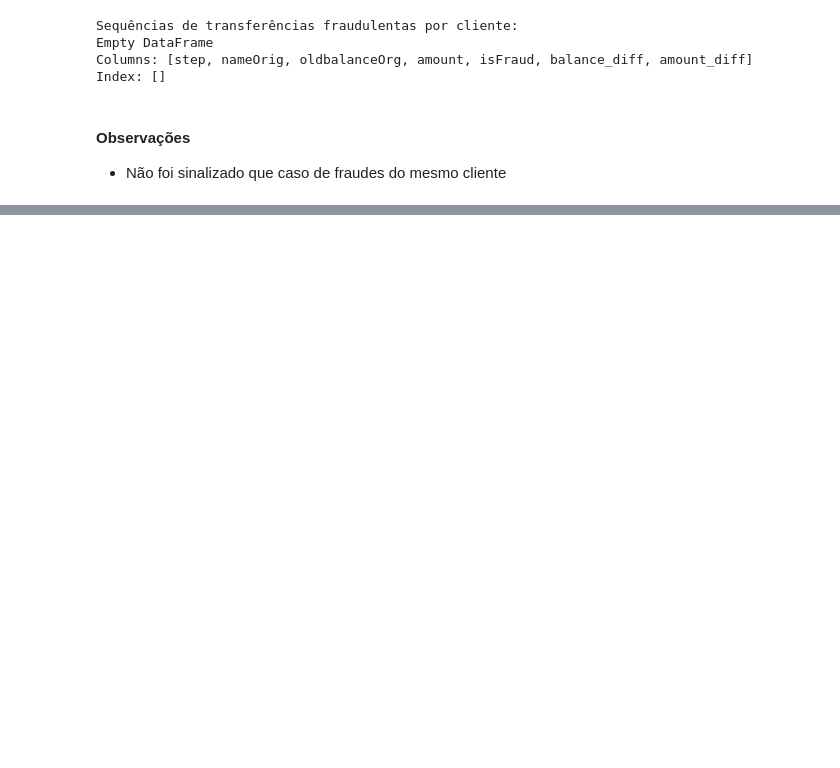
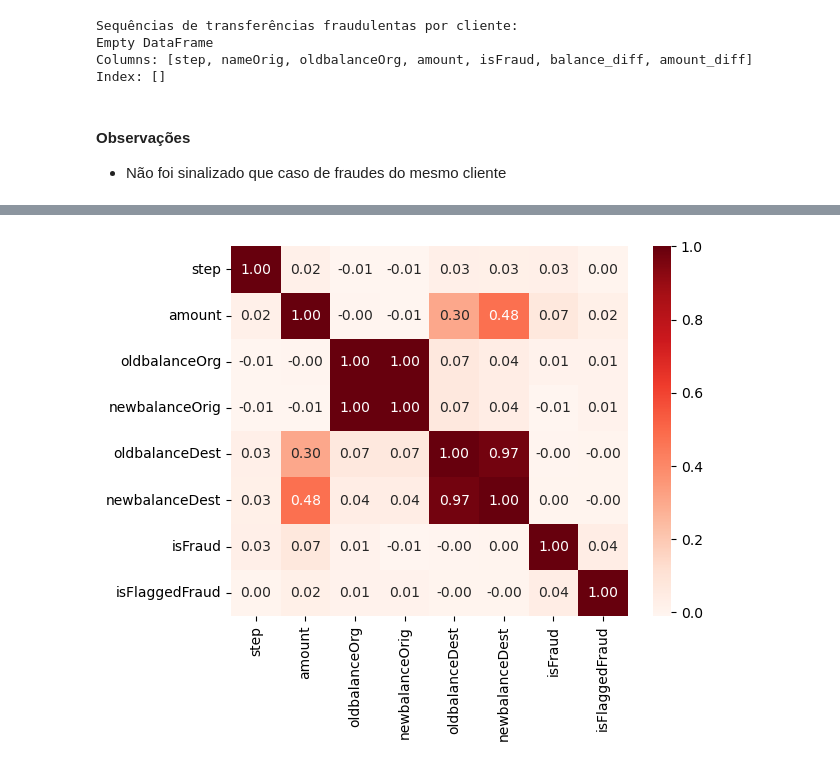
Before and after one commit to RodrigoD4v/fraudulent-transactions, a Jupyter notebook: notebooks/02_01_eda.ipynb, the cells around one changed output, grey strips where cells are left out. Saved outputs shown, nothing was run; the diff lists cells and outputs as text; code cells hidden in the pictures; blank space fills up the shorter version.

Commit message:
Verificando multicolinearidade, correlação e tirando as conclusões do EDA

```diff
--- a/notebooks/02_01_eda.ipynb
+++ b/notebooks/02_01_eda.ipynb
@@ -201,0 +238,7 @@ Index: []
+# %%
+# Correlação
+sns.heatmap(df[['step', 'amount',	'oldbalanceOrg',	'newbalanceOrig',	'oldbalanceDest', 'newbalanceDest',	'isFraud', 'isFlaggedFraud']].corr(), annot=True, cmap='Reds', fmt='.2f')
+
+plt.show()
+# %% [output]
+[figure, added]
```
Also changed, not shown: parts of 10 cells of this notebook.
